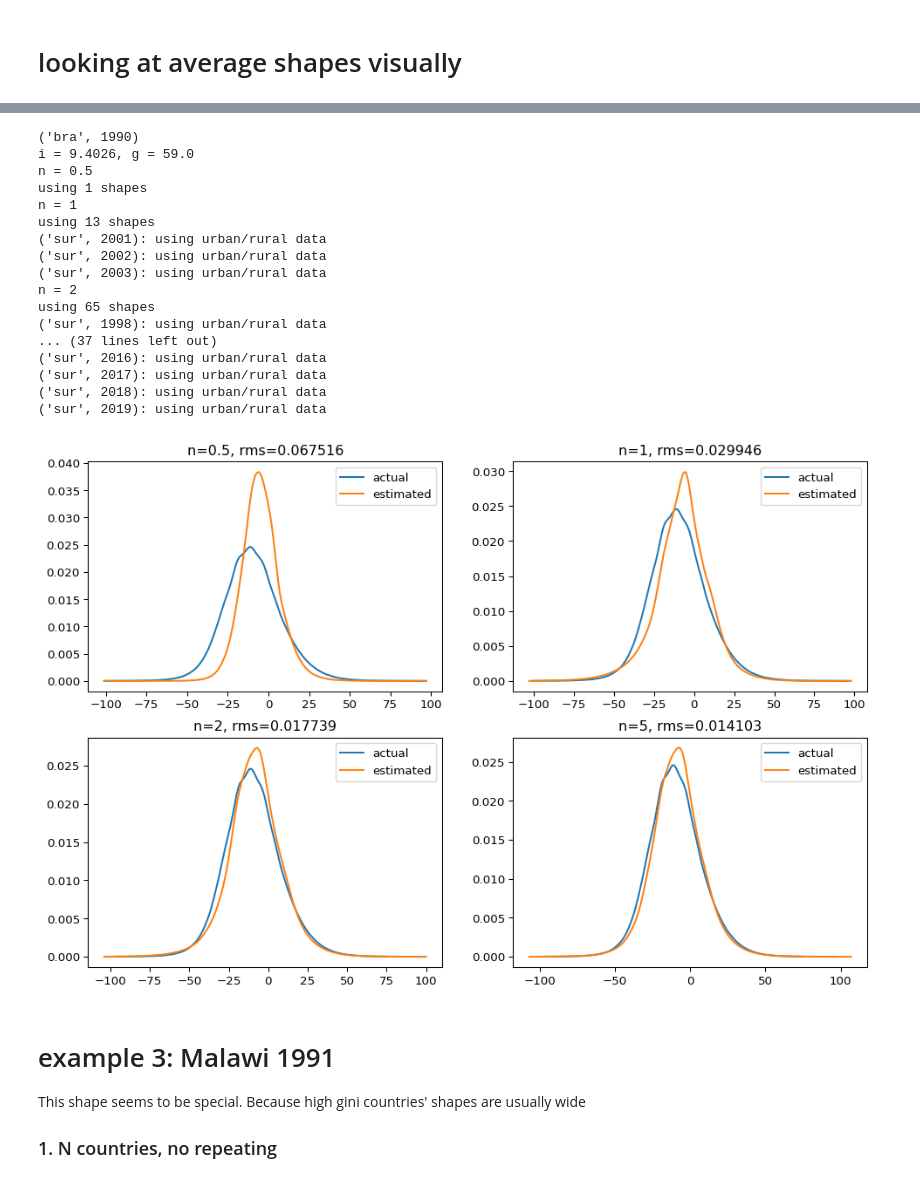
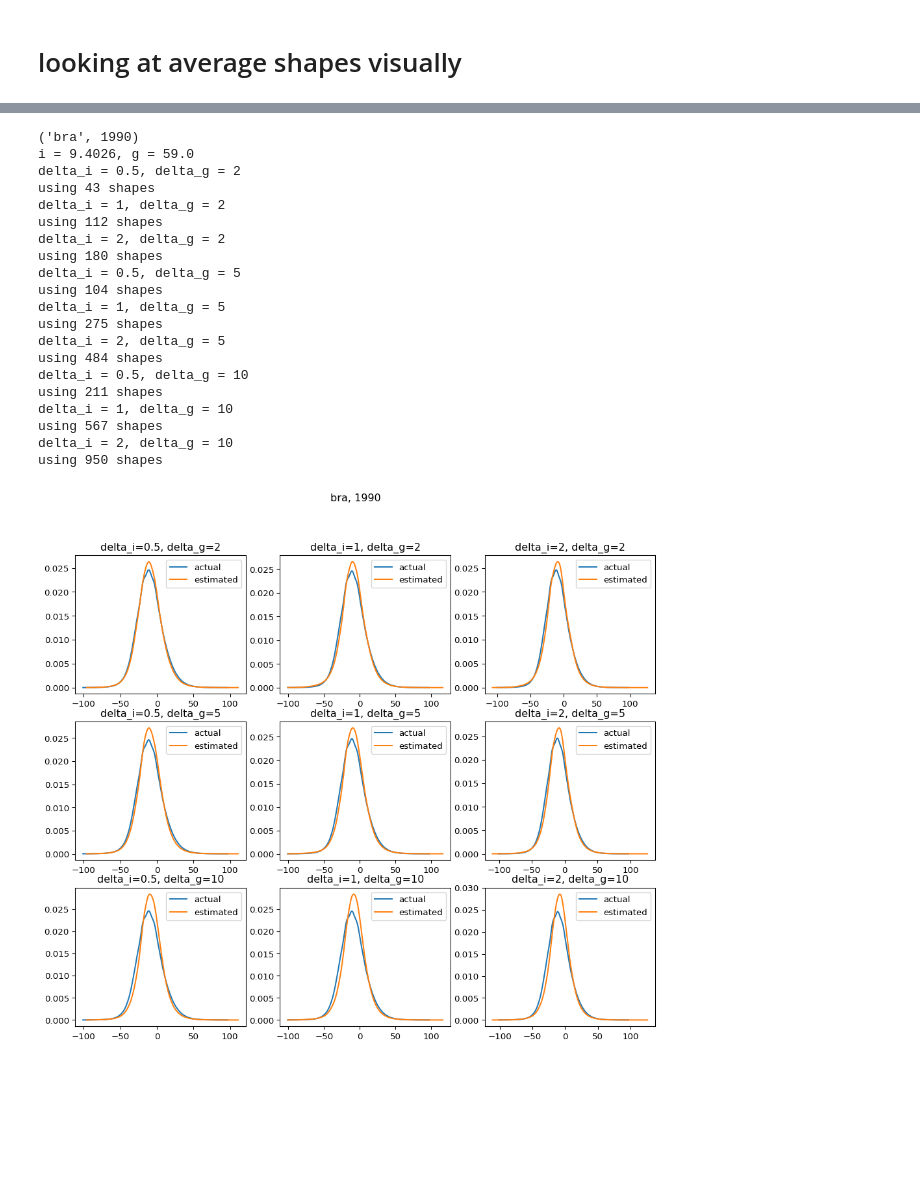
Before and after one commit to open-numbers/ddf--worldbank--povcalnet, a Jupyter notebook: etl/notebooks/compare neighbor selection method.ipynb, the cells around one changed output, grey strips where cells are left out. Cells and saved outputs as stored; diff of their text form; code cells hidden in the pictures; blank space fills up the shorter version.

```diff
--- a/etl/notebooks/compare neighbor selection method.ipynb
+++ b/etl/notebooks/compare neighbor selection method.ipynb
@@ -342,5 +342,24 @@ def mean_square_for_2shapes(s1, s2):
 mean_square_for_2shapes(res1, res2)
 # %% [output]
 0.012895856884200349
+# %%
+def do_plot3(x, ns, method, **kwargs):
+    i, g = get_income_gini(x)
+    print(x)
+    print(f"i = {i}, g = {g}")
+    res1 = get_shape(x)
+
+    for i, n in enumerate(ns):
+        di, dg = n
+        print(f'delta_i = {di}, delta_g = {dg}')
+        plt.subplot(3, 3, i+1)
+        res2 = get_estimated_shape(x, method, delta_i=di, delta_g=dg, **kwargs)
+        rms = mean_square_for_2shapes(res1, res2)
+        plt.plot(res1, label='actual')
+        plt.plot(res2, label='estimated')
+        plt.title(f"delta_i={di}, delta_g={dg}")
+        plt.legend()
+
+    plt.suptitle(f"{x[0]}, {x[1]}")
 # %% [markdown]
 # looking at average shapes visually
@@ -532,31 +411,38 @@ using 20 shapes
 # %%
-ns = [0.5, 1, 2, 5]
+ns = [
+    (0.5, 2),
+    (1, 2),
+    (2, 2),
+    (0.5, 5),
+    (1, 5),
+    (2, 5),
+    (0.5, 10),
+    (1, 10),
+    (2, 10)
+]
 x = ('bra', 1990)
 
 
-do_plot2(x, ns, get_neighbors_rectangle)
+do_plot3(x, ns, get_neighbors_rectangle2)
 # %% [output]
 ('bra', 1990)
 i = 9.4026, g = 59.0
-n = 0.5
-using 1 shapes
-n = 1
-using 13 shapes
-('sur', 2001): using urban/rural data
-('sur', 2002): using urban/rural data
-('sur', 2003): using urban/rural data
-n = 2
-using 65 shapes
-('sur', 1998): using urban/rural data
-... (37 lines left out)
-('sur', 2016): using urban/rural data
-('sur', 2017): using urban/rural data
-('sur', 2018): using urban/rural data
-('sur', 2019): using urban/rural data
+delta_i = 0.5, delta_g = 2
+using 43 shapes
+delta_i = 1, delta_g = 2
+using 112 shapes
+delta_i = 2, delta_g = 2
+using 180 shapes
+delta_i = 0.5, delta_g = 5
+using 104 shapes
+delta_i = 1, delta_g = 5
+using 275 shapes
+delta_i = 2, delta_g = 5
+using 484 shapes
+delta_i = 0.5, delta_g = 10
+using 211 shapes
+delta_i = 1, delta_g = 10
+using 567 shapes
+delta_i = 2, delta_g = 10
+using 950 shapes
-[figure, old version]
+[figure, new version]
-# %% [markdown]
-# example 3: Malawi 1991
-
-This shape seems to be special. Because high gini countries' shapes are usually wide
-
-### 1. N countries, no repeating
```
Also changed, not shown: parts of 32 cells of this notebook.
